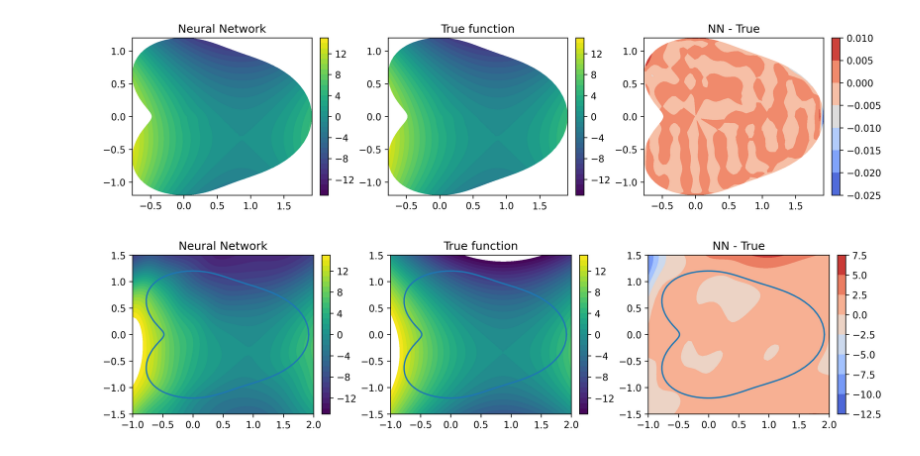
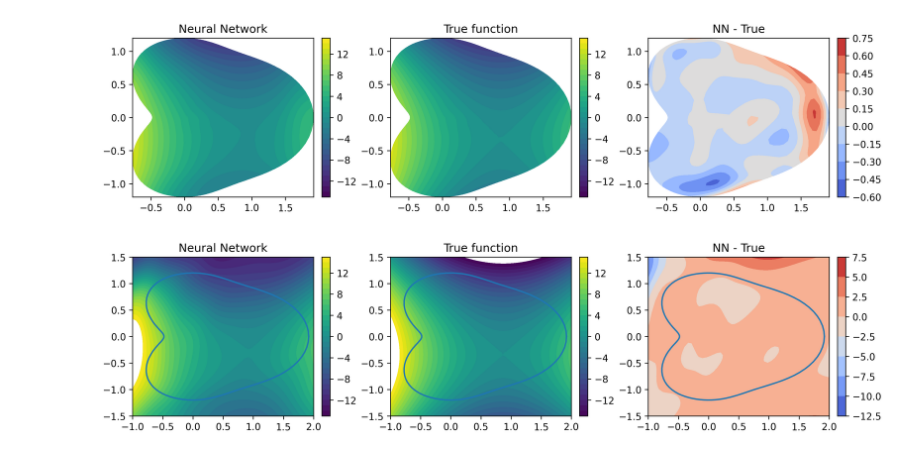
Before and after one commit to mskPark/DRLPDE, a Jupyter notebook: test_plot.ipynb, the cells around one changed output. Cells and saved outputs as stored; diff of their text form; code cells hidden in the pictures.

Commit message:
Finished Test 1

```diff
--- a/test_plot.ipynb
+++ b/test_plot.ipynb
@@ -33,7 +33,7 @@ problem = importlib.import_module(".example1", package='examples')
 input_dim = [problem.x_dim, problem.t_dim, problem.hyper_dim]
 output_dim = problem.output_dim
 
-test = 'Test1A_wide'
+test = 'LinfTrain0'
 
 with open('experiments/' + test + '_parameters.pickle', 'rb') as f:
     parameters = pickle.load(f)
@@ -78,34 +78,34 @@ fig, ax = plt.subplots(nrows=1, ncols=3, figsize=[12, 4])
 plt.tight_layout(pad=5.0)
 
 ax[0].set_title('Neural Network')
 
 contour0 = ax[0].contourf( Xplot, Yplot, Y, levels=levels, cmap=plt.cm.viridis)
 colorbar0_param = fig.add_axes(
     [ax[0].get_position().x1 + 0.01,
      ax[0].get_position().y0,
      0.01,
      ax[0].get_position().height])
 colorbar0 = plt.colorbar(contour0, cax = colorbar0_param)
 
 ax[1].set_title('True function')
 contour1 = ax[1].contourf( Xplot, Yplot, Ytrue, levels=levels, cmap=plt.cm.viridis)
 colorbar1_param = fig.add_axes(
     [ax[1].get_position().x1 + 0.01,
      ax[1].get_position().y0,
      0.01,
      ax[1].get_position().height])
 colorbar1 = plt.colorbar(contour1, cax = colorbar1_param)
 
 ax[2].set_title('NN - True')
 contour2 = ax[2].contourf( Xplot, Yplot, Y - Ytrue, cmap=plt.cm.coolwarm)
 colorbar2_param = fig.add_axes(
     [ax[2].get_position().x1 + 0.01,
      ax[2].get_position().y0,
      0.01,
      ax[2].get_position().height])
 colorbar2 = plt.colorbar(contour2, cax = colorbar2_param)
 # %% [output]
-[figure, old version]
+[figure, new version]
 # %%
 # Test 1: Plot Contours in Rectangle
 
```
Also changed, not shown: parts of 5 cells of this notebook, 7 other files.
